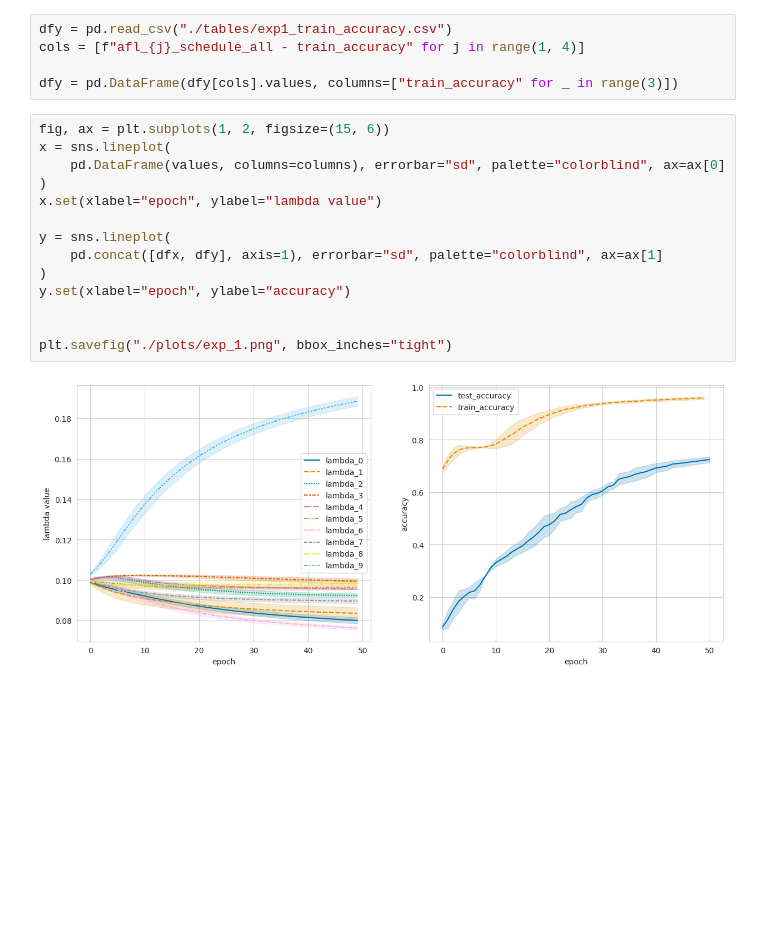
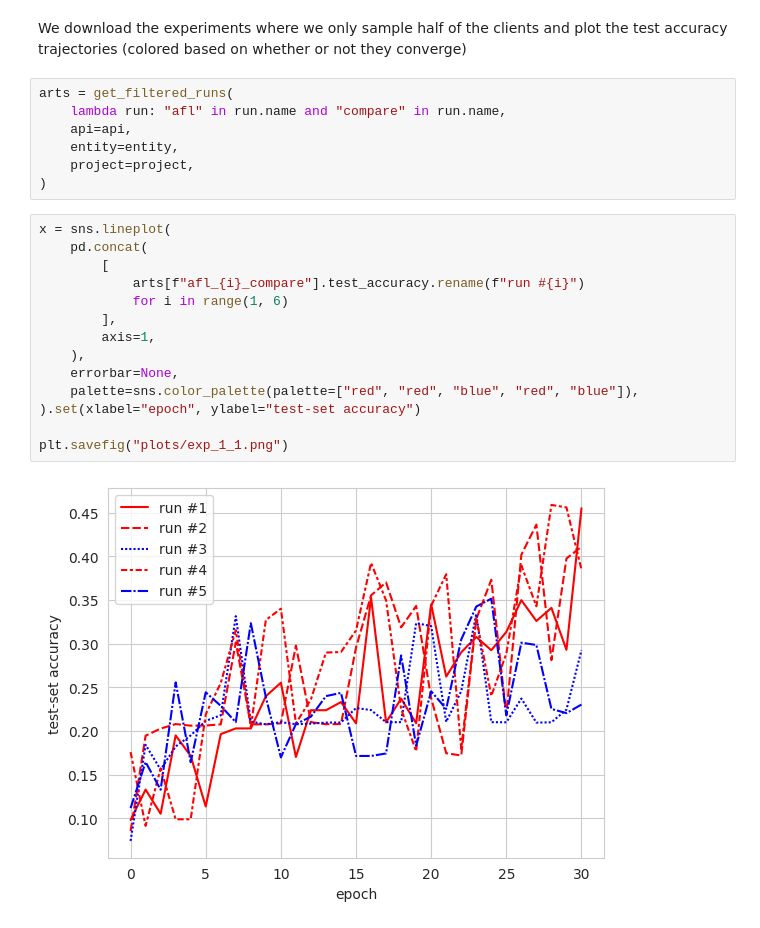
Before and after one commit to xt0r3-Cambridge/fl-project-template, a Jupyter notebook: plotting/exp_1.ipynb, the cells around one changed output. Drawn from its saved outputs; the diff is of its cells as text; blank space fills up the shorter version.

```diff
--- a/plotting/exp_1.ipynb
+++ b/plotting/exp_1.ipynb
@@ -153,21 +159,25 @@ dfx = pd.DataFrame(dfx[cols].values, columns=["test_accuracy" for _ in range(3)]
-# %%
-dfy = pd.read_csv("./tables/exp1_train_accuracy.csv")
-cols = [f"afl_{j}_schedule_all - train_accuracy" for j in range(1, 4)]
-
-dfy = pd.DataFrame(dfy[cols].values, columns=["train_accuracy" for _ in range(3)])
-# %%
-fig, ax = plt.subplots(1, 2, figsize=(15, 6))
-x = sns.lineplot(
-    pd.DataFrame(values, columns=columns), errorbar="sd", palette="colorblind", ax=ax[0]
-)
-x.set(xlabel="epoch", ylabel="lambda value")
-
-y = sns.lineplot(
-    pd.concat([dfx, dfy], axis=1), errorbar="sd", palette="colorblind", ax=ax[1]
-)
-y.set(xlabel="epoch", ylabel="accuracy")
-
-
-plt.savefig("./plots/exp_1.png", bbox_inches="tight")
-# %% [output]
-[figure, removed]
+# %% [markdown]
+We download the experiments where we only sample half of the clients and plot the test accuracy trajectories (colored based on whether or not they converge)
+# %%
+arts = get_filtered_runs(
+    lambda run: "afl" in run.name and "compare" in run.name,
+    api=api,
+    entity=entity,
+    project=project,
+)
+# %%
+x = sns.lineplot(
+    pd.concat(
+        [
+            arts[f"afl_{i}_compare"].test_accuracy.rename(f"run #{i}")
+            for i in range(1, 6)
+        ],
+        axis=1,
+    ),
+    errorbar=None,
+    palette=sns.color_palette(palette=["red", "red", "blue", "red", "blue"]),
+).set(xlabel="epoch", ylabel="test-set accuracy")
+
+plt.savefig("plots/exp_1_1.png")
+# %% [output]
+[figure, added]
```
Also changed, not shown: parts of 14 cells of this notebook, 23 other files.
